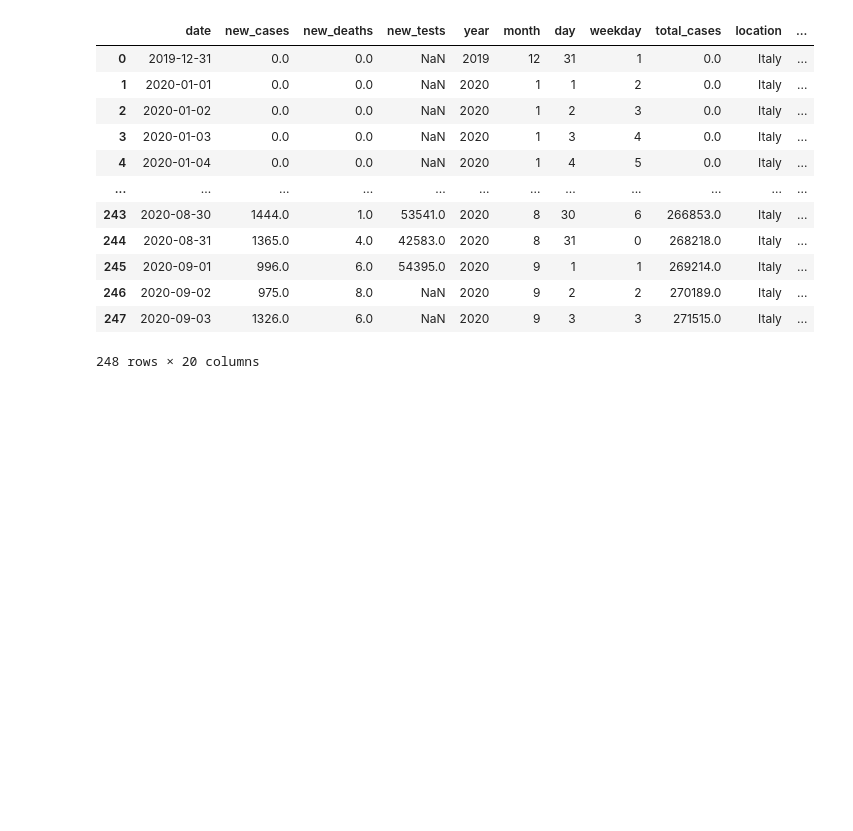
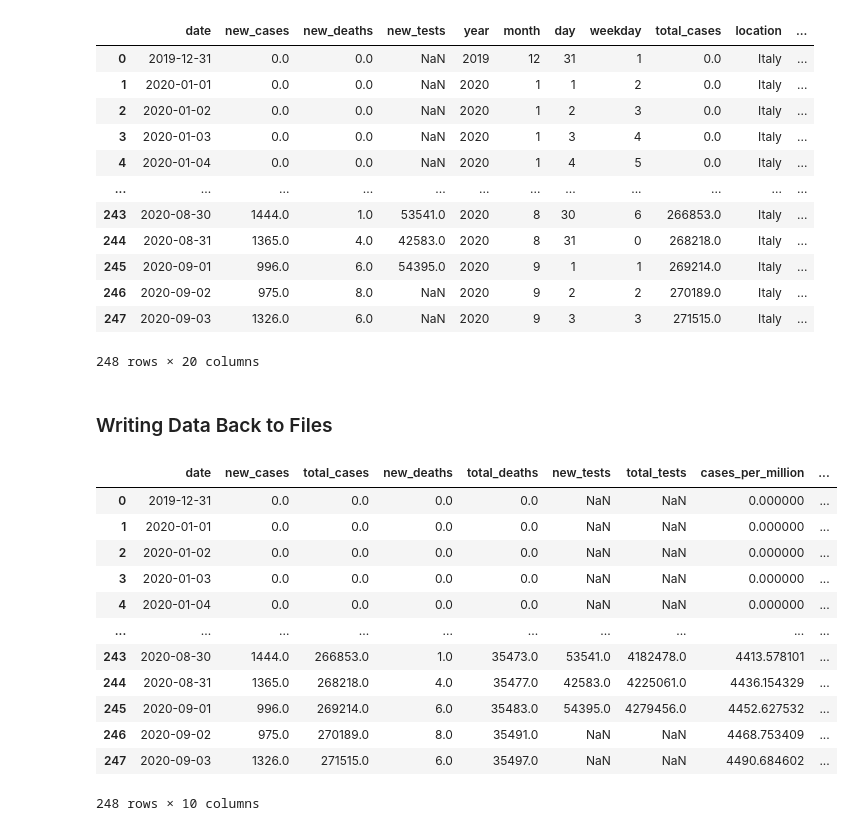
Before and after one commit to BetulAlbayrak1999/Pandas-Numpy-DataVisualization, a Jupyter notebook: Analysing Tabular Data with Pandas.ipynb, the cells around one changed output. Cells and saved outputs as stored; diff of their text form; code cells hidden in the pictures; blank space fills up the shorter version.

Commit message:
Exporting Covid Result file after analytics

```diff
--- a/Analysing Tabular Data with Pandas.ipynb
+++ b/Analysing Tabular Data with Pandas.ipynb
@@ -501,3 +501,28 @@ merged_df
 | 246 | 2020-09-02 | 975.0 | 8.0 | NaN | 2020 | 9 | 2 | 2 | 270189.0 | Italy | ... |
 | 247 | 2020-09-03 | 1326.0 | 6.0 | NaN | 2020 | 9 | 3 | 3 | 271515.0 | Italy | ... |
 248 rows × 20 columns
+# %% [markdown]
+### Writing Data Back to Files
+# %%
+result_df=merged_df[["date", "new_cases", "total_cases",
+                     "new_deaths", "total_deaths",
+                     "new_tests", "total_tests",
+                     "cases_per_million",
+                     "deaths_per_million",
+                     "tests_per_million"]]
+# %%
+result_df
+# %% [output]
+|  | date | new_cases | total_cases | new_deaths | total_deaths | new_tests | total_tests | cases_per_million | ... |
+| 0 | 2019-12-31 | 0.0 | 0.0 | 0.0 | 0.0 | NaN | NaN | 0.000000 | ... |
+| 1 | 2020-01-01 | 0.0 | 0.0 | 0.0 | 0.0 | NaN | NaN | 0.000000 | ... |
+| 2 | 2020-01-02 | 0.0 | 0.0 | 0.0 | 0.0 | NaN | NaN | 0.000000 | ... |
+| 3 | 2020-01-03 | 0.0 | 0.0 | 0.0 | 0.0 | NaN | NaN | 0.000000 | ... |
+| 4 | 2020-01-04 | 0.0 | 0.0 | 0.0 | 0.0 | NaN | NaN | 0.000000 | ... |
+| ... | ... | ... | ... | ... | ... | ... | ... | ... | ... |
+| 243 | 2020-08-30 | 1444.0 | 266853.0 | 1.0 | 35473.0 | 53541.0 | 4182478.0 | 4413.578101 | ... |
+| 244 | 2020-08-31 | 1365.0 | 268218.0 | 4.0 | 35477.0 | 42583.0 | 4225061.0 | 4436.154329 | ... |
+| 245 | 2020-09-01 | 996.0 | 269214.0 | 6.0 | 35483.0 | 54395.0 | 4279456.0 | 4452.627532 | ... |
+| 246 | 2020-09-02 | 975.0 | 270189.0 | 8.0 | 35491.0 | NaN | NaN | 4468.753409 | ... |
+| 247 | 2020-09-03 | 1326.0 | 271515.0 | 6.0 | 35497.0 | NaN | NaN | 4490.684602 | ... |
+248 rows × 10 columns
```
Also changed, not shown: parts of 1 cell of this notebook, 1 other file.
